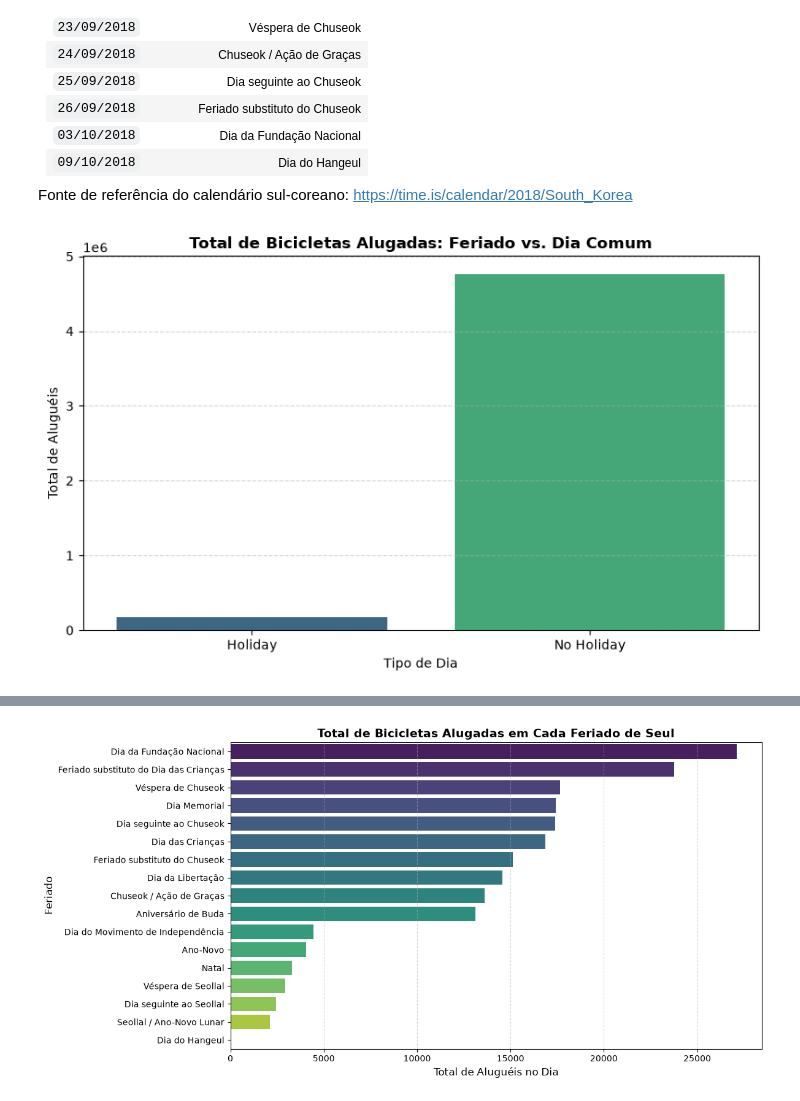
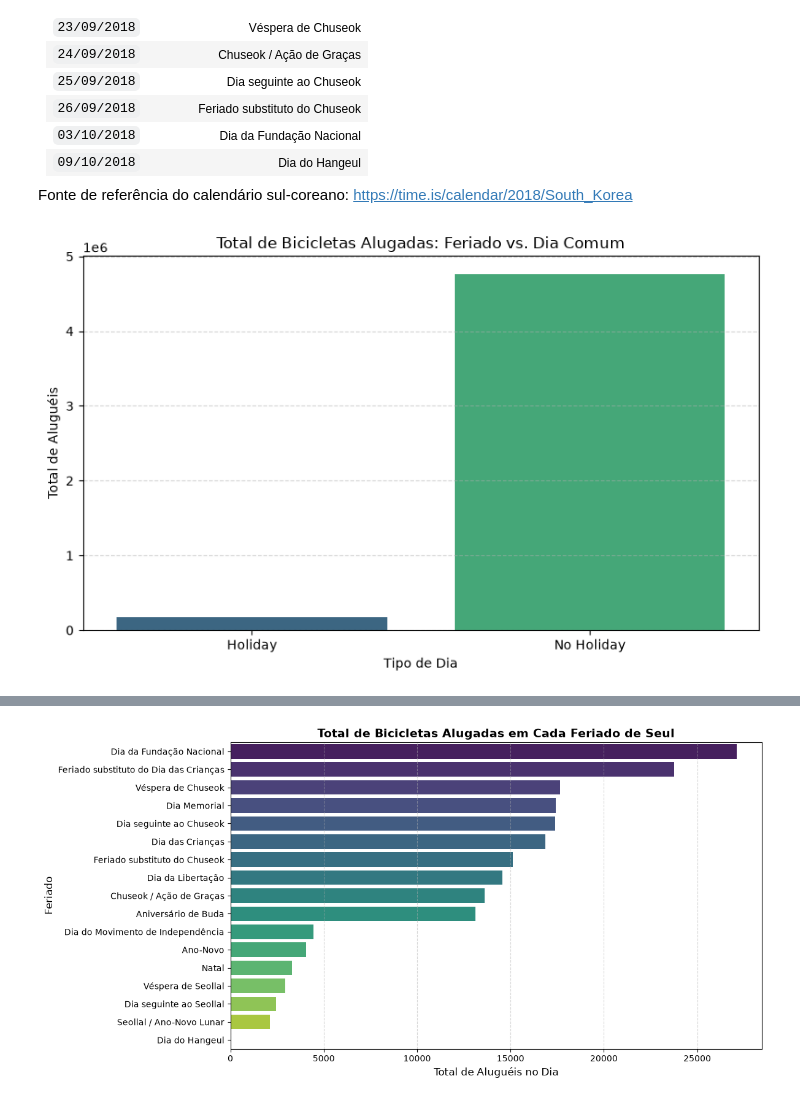
Before and after one commit to Colemo1208/Previsao-e-Dinamica-de-Demanda-Sistema-de-Bicicletas-Compartilhadas-de-Seul, a Jupyter notebook: EXAME_B.ipynb, the cells around one changed output, grey strips where cells are left out. Drawn from its saved outputs; the diff is of its cells as text; code cells hidden in the pictures.

```diff
--- a/EXAME_B.ipynb
+++ b/EXAME_B.ipynb
@@ -281,21 +309,21 @@ Fonte de referência do calendário sul-coreano: https://time.is/calendar/2018/S
 # %%
 # Objetivo: Comparar o volume agregado de aluguéis entre feriados e dias normais
 bikes_holiday_summary = df.groupby('Holiday')['Rented_Bike_Count'].sum().reset_index()
 
 plt.figure(figsize=(8, 5))
 sns.barplot(
     x='Holiday',
     y='Rented_Bike_Count',
     data=bikes_holiday_summary,
     palette='viridis',
     hue='Holiday',
     legend=False
 )
-plt.title('Total de Bicicletas Alugadas: Feriado vs. Dia Comum', fontsize=12, fontweight='bold')
+plt.title('Total de Bicicletas Alugadas: Feriado vs. Dia Comum', fontsize=12)
 plt.xlabel('Tipo de Dia', fontsize=10)
 plt.ylabel('Total de Aluguéis', fontsize=10)
 plt.grid(axis='y', linestyle='--', alpha=0.5)
 plt.tight_layout()
 plt.show()
 # %% [output]
-[figure, old version]
+[figure, new version]
```
Also changed, not shown: parts of 36 cells of this notebook, 1 other file.
